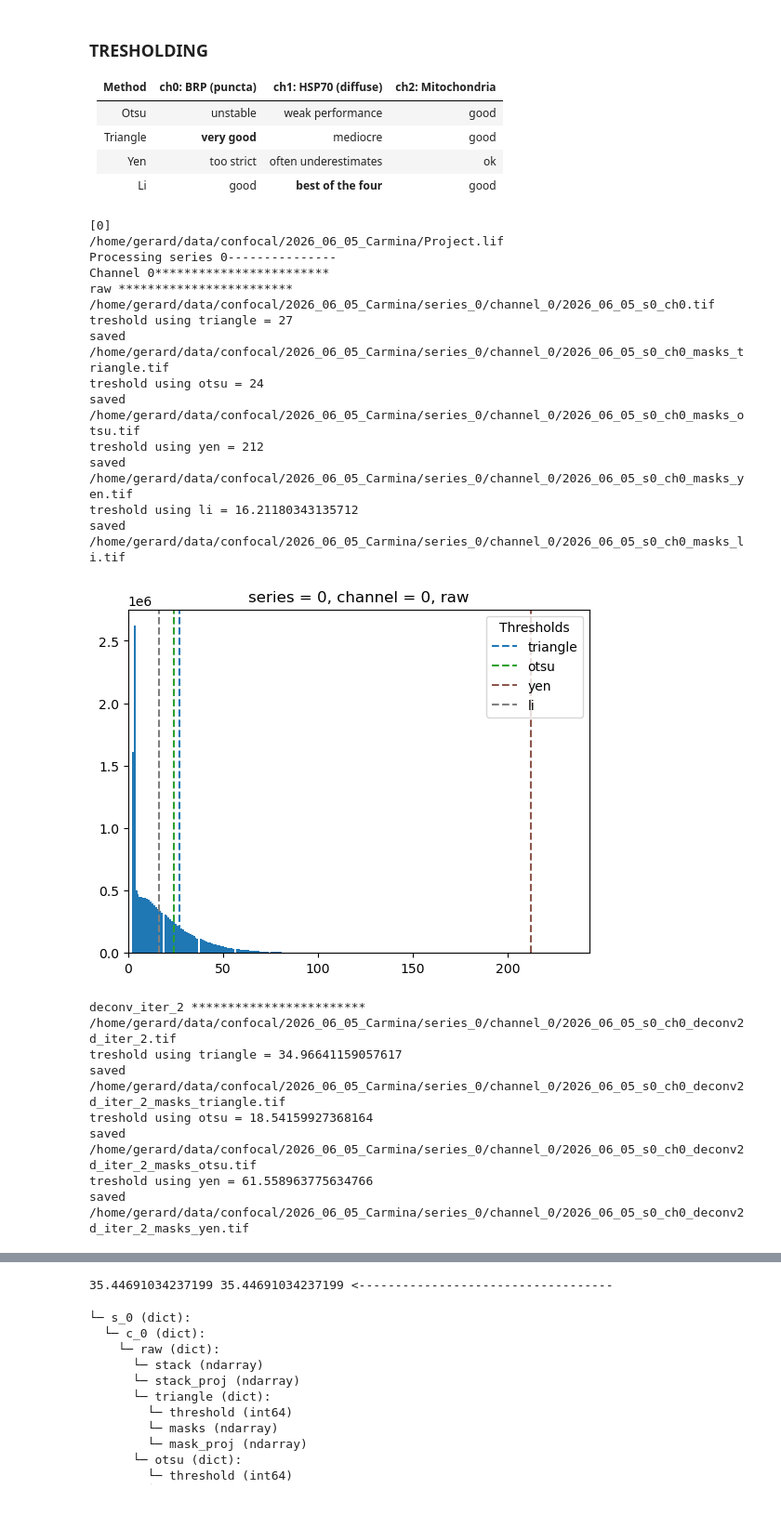
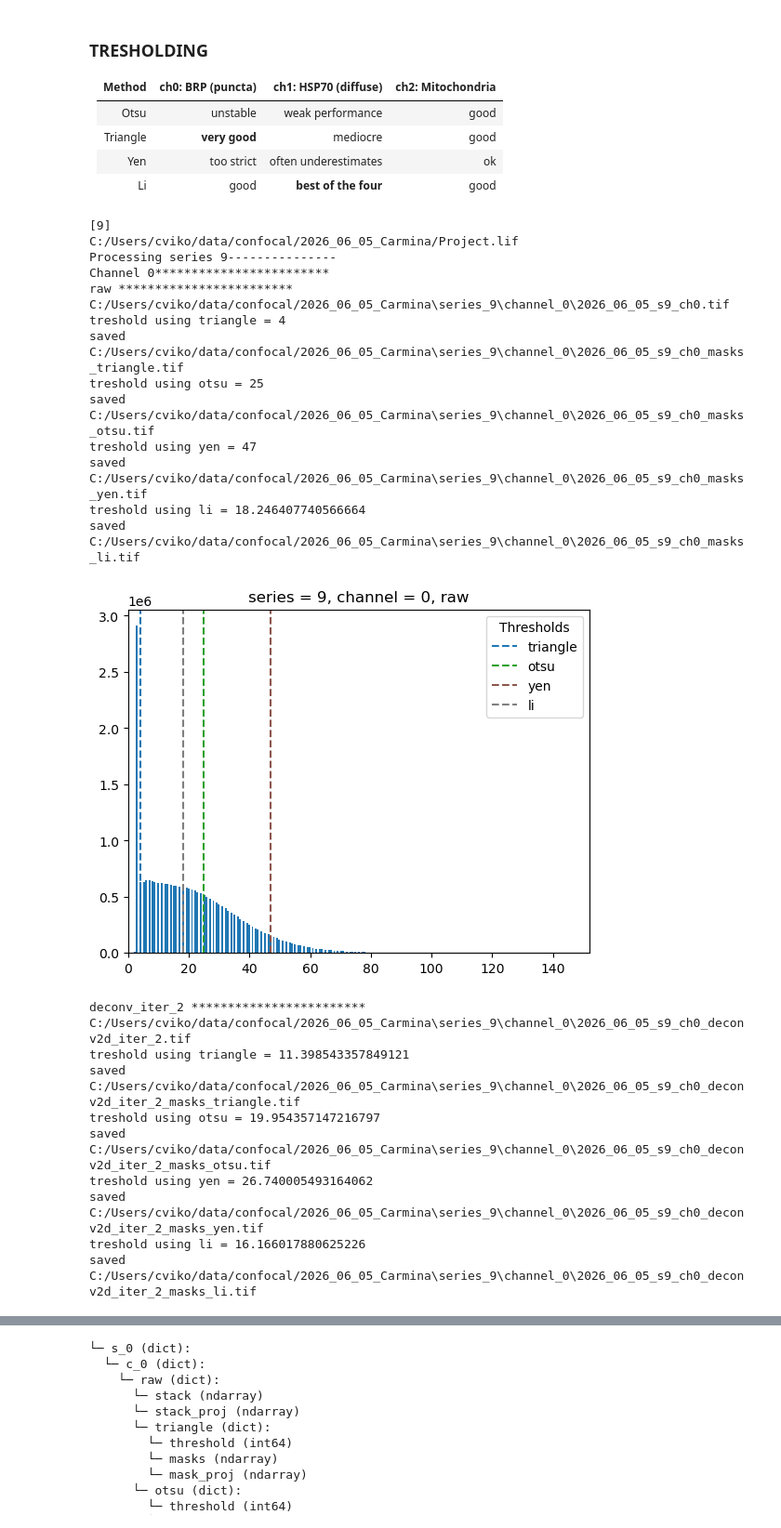
Before and after one commit to gmalagonv/confocal, a Jupyter notebook: analysis_notebooks/26_06_05_gerardo.ipynb, the cells around one changed output, grey strips where cells are left out. Shown at 93% size. Drawn from its saved outputs; the diff is of its cells as text; code cells hidden in the pictures.

```diff
--- a/analysis_notebooks/26_06_05_gerardo.ipynb
+++ b/analysis_notebooks/26_06_05_gerardo.ipynb
@@ -228,33 +229,36 @@ Applying pinhole factor 0.763 to PSF σ values: σ_xy 3.81 px → 2.90 px, σ_z
 # %%
 #thresholding(date, user, series_list, deconv_iter_list, do_plot = True )
 #scenes = list(range(len(info.keys())))
 
 #print(list(range(len(info.keys()))))
 
 #series_list = list(range(len(info.keys())))
-series_list = [0]
+series_list = [9]
+selected_series = series_list[0]
 results = thresholding(date, user, series_list, [2], channel_struct =2, do_plot = True )
 # %% [output]
-[0]
-/home/gerard/data/confocal/2026_06_05_Carmina/Project.lif
-Processing series 0---------------
+[9]
+C:/Users/cviko/data/confocal/2026_06_05_Carmina/Project.lif
+Processing series 9---------------
 Channel 0************************
 raw ************************
-/home/gerard/data/confocal/2026_06_05_Carmina/series_0/channel_0/2026_06_05_s0_ch0.tif
-treshold using triangle = 27
-saved /home/gerard/data/confocal/2026_06_05_Carmina/series_0/channel_0/2026_06_05_s0_ch0_masks_triangle.tif
-treshold using otsu = 24
-saved /home/gerard/data/confocal/2026_06_05_Carmina/series_0/channel_0/2026_06_05_s0_ch0_masks_otsu.tif
-treshold using yen = 212
-saved /home/gerard/data/confocal/2026_06_05_Carmina/series_0/channel_0/2026_06_05_s0_ch0_masks_yen.tif
-treshold using li = 16.21180343135712
-saved /home/gerard/data/confocal/2026_06_05_Carmina/series_0/channel_0/2026_06_05_s0_ch0_masks_li.tif
+C:/Users/cviko/data/confocal/2026_06_05_Carmina\series_9\channel_0\2026_06_05_s9_ch0.tif
+treshold using triangle = 4
+saved C:/Users/cviko/data/confocal/2026_06_05_Carmina\series_9\channel_0\2026_06_05_s9_ch0_masks_triangle.tif
+treshold using otsu = 25
+saved C:/Users/cviko/data/confocal/2026_06_05_Carmina\series_9\channel_0\2026_06_05_s9_ch0_masks_otsu.tif
+treshold using yen = 47
+saved C:/Users/cviko/data/confocal/2026_06_05_Carmina\series_9\channel_0\2026_06_05_s9_ch0_masks_yen.tif
+treshold using li = 18.246407740566664
+saved C:/Users/cviko/data/confocal/2026_06_05_Carmina\series_9\channel_0\2026_06_05_s9_ch0_masks_li.tif
-[figure, old version]
+[figure, new version]
 deconv_iter_2 ************************
-/home/gerard/data/confocal/2026_06_05_Carmina/series_0/channel_0/2026_06_05_s0_ch0_deconv2d_iter_2.tif
-treshold using triangle = 34.96641159057617
-saved /home/gerard/data/confocal/2026_06_05_Carmina/series_0/channel_0/2026_06_05_s0_ch0_deconv2d_iter_2_masks_triangle.tif
-treshold using otsu = 18.54159927368164
-saved /home/gerard/data/confocal/2026_06_05_Carmina/series_0/channel_0/2026_06_05_s0_ch0_deconv2d_iter_2_masks_otsu.tif
-treshold using yen = 61.558963775634766
-saved /home/gerard/data/confocal/2026_06_05_Carmina/series_0/channel_0/2026_06_05_s0_ch0_deconv2d_iter_2_masks_yen.tif
+C:/Users/cviko/data/confocal/2026_06_05_Carmina\series_9\channel_0\2026_06_05_s9_ch0_deconv2d_iter_2.tif
+treshold using triangle = 11.398543357849121
+saved C:/Users/cviko/data/confocal/2026_06_05_Carmina\series_9\channel_0\2026_06_05_s9_ch0_deconv2d_iter_2_masks_triangle.tif
+treshold using otsu = 19.954357147216797
+saved C:/Users/cviko/data/confocal/2026_06_05_Carmina\series_9\channel_0\2026_06_05_s9_ch0_deconv2d_iter_2_masks_otsu.tif
+treshold using yen = 26.740005493164062
+saved C:/Users/cviko/data/confocal/2026_06_05_Carmina\series_9\channel_0\2026_06_05_s9_ch0_deconv2d_iter_2_masks_yen.tif
+treshold using li = 16.166017880625226
+saved C:/Users/cviko/data/confocal/2026_06_05_Carmina\series_9\channel_0\2026_06_05_s9_ch0_deconv2d_iter_2_masks_li.tif
@@ -310,4 +313,3 @@ saved /home/gerard/data/confocal/2026_06_05_Carmina/series_0/channel_2/2026_06_0
-35.44691034237199 35.44691034237199 <-----------------------------------
 # %%
 print_dict_structure(results)
 # %% [output]
```
Also changed, not shown: parts of 5 cells of this notebook.
